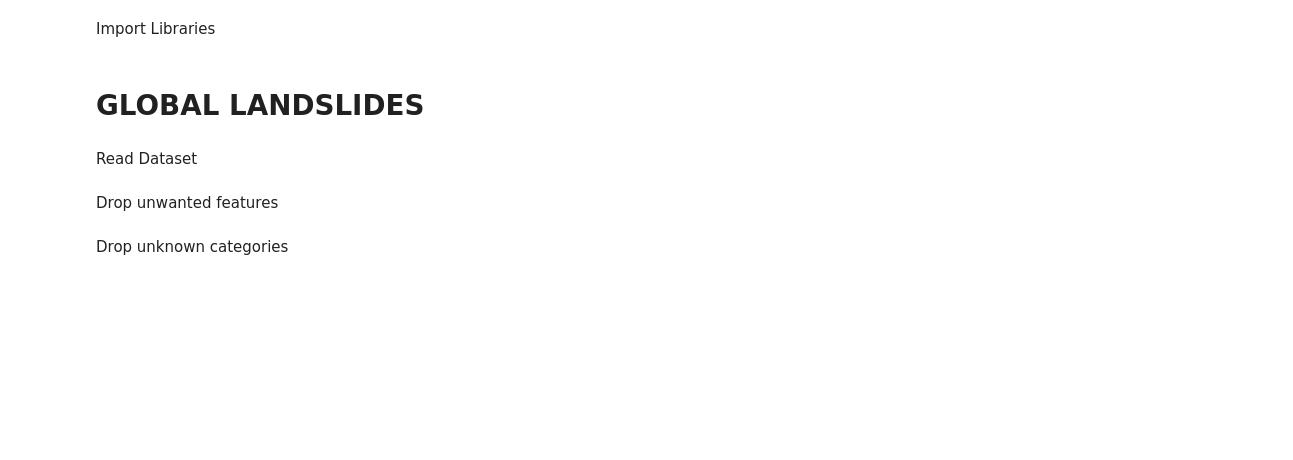
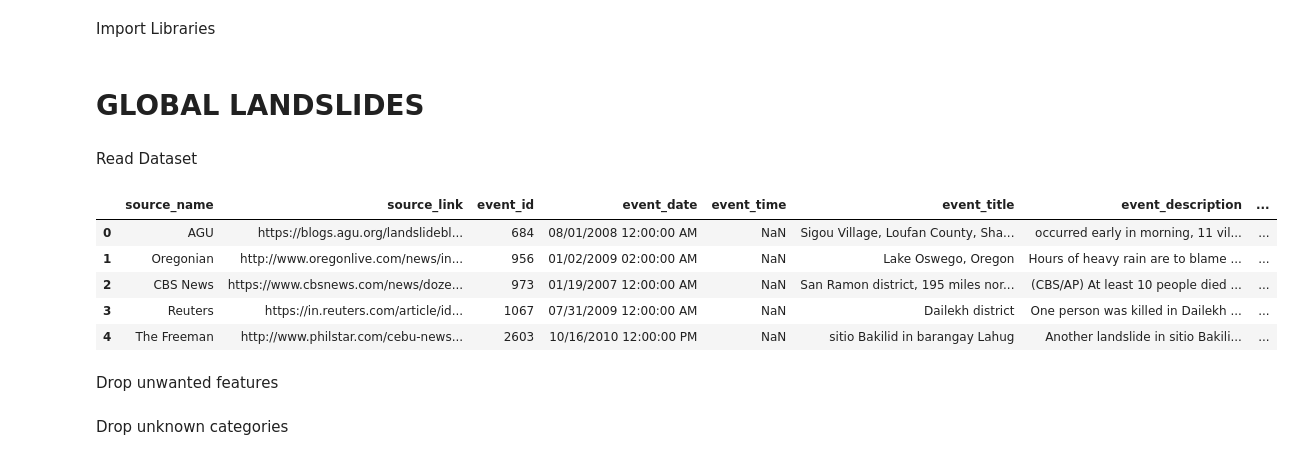
Before and after one commit to tanyarw/disaster-prediction-backend, a Jupyter notebook: Disaster_prediction.ipynb, the cells around one changed output. Saved outputs shown, nothing was run; the diff lists cells and outputs as text; code cells hidden in the pictures; blank space fills up the shorter version.

```diff
--- a/Disaster_prediction.ipynb
+++ b/Disaster_prediction.ipynb
@@ -28,6 +28,14 @@ from sklearn.metrics import mean_absolute_error
 Read Dataset
 # %%
 landslide_df = pd.read_csv('Datasets/NASA_Global_Landslide_Catalog.csv')
+landslide_df.head()
+# %% [output]
+|  | source_name | source_link | event_id | event_date | event_time | event_title | event_description | ... |
+| 0 | AGU | https://blogs.agu.org/landslidebl... | 684 | 08/01/2008 12:00:00 AM | NaN | Sigou Village, Loufan County, Sha... | occurred early in morning, 11 vil... | ... |
+| 1 | Oregonian | http://www.oregonlive.com/news/in... | 956 | 01/02/2009 02:00:00 AM | NaN | Lake Oswego, Oregon | Hours of heavy rain are to blame ... | ... |
+| 2 | CBS News | https://www.cbsnews.com/news/doze... | 973 | 01/19/2007 12:00:00 AM | NaN | San Ramon district, 195 miles nor... | (CBS/AP) At least 10 people died ... | ... |
+| 3 | Reuters | https://in.reuters.com/article/id... | 1067 | 07/31/2009 12:00:00 AM | NaN | Dailekh district | One person was killed in Dailekh ... | ... |
+| 4 | The Freeman | http://www.philstar.com/cebu-news... | 2603 | 10/16/2010 12:00:00 PM | NaN | sitio Bakilid in barangay Lahug | Another landslide in sitio Bakili... | ... |
 # %% [markdown]
 Drop unwanted features
 # %%
```
Also changed, not shown: parts of 22 cells of this notebook.
